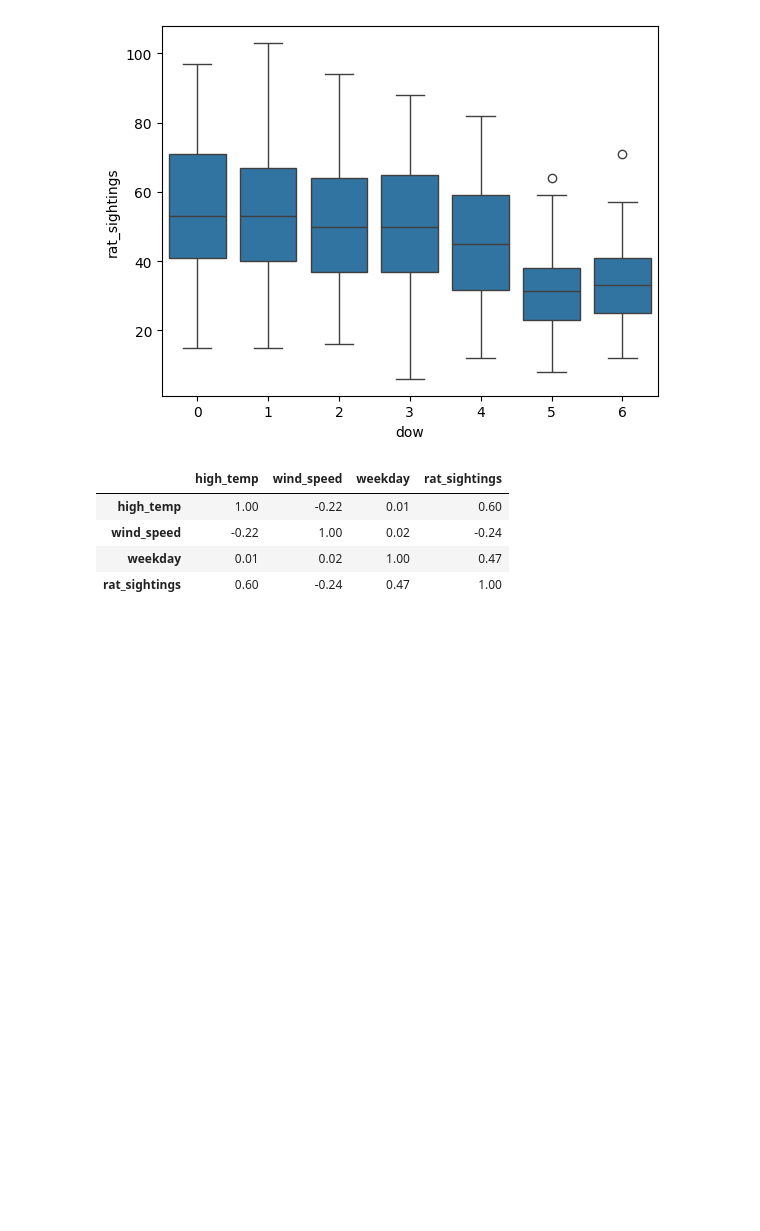
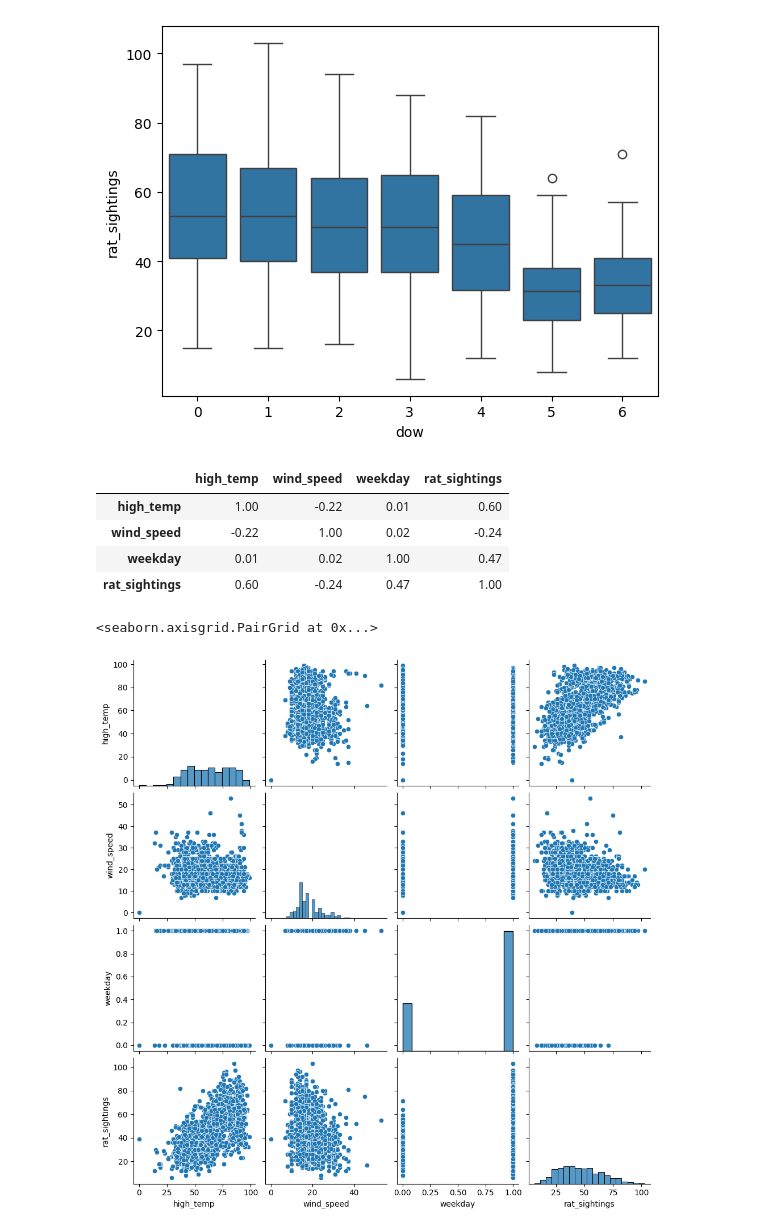
Before and after one commit to oliveiraphm/effective-data-analysis, a Jupyter notebook: src/ch09.ipynb, the cells around one changed output. Saved outputs shown, nothing was run; the diff lists cells and outputs as text; code cells hidden in the pictures; blank space fills up the shorter version.

```diff
--- a/src/ch09.ipynb
+++ b/src/ch09.ipynb
@@ -107,3 +107,10 @@ rats_weather[
 | wind_speed | -0.22 | 1.00 | 0.02 | -0.24 |
 | weekday | 0.01 | 0.02 | 1.00 | 0.47 |
 | rat_sightings | 0.60 | -0.24 | 0.47 | 1.00 |
+# %%
+sns.pairplot(
+ rats_weather[["high_temp", "wind_speed", "weekday", "rat_sightings"]]
+)
+# %% [output]
+<seaborn.axisgrid.PairGrid at 0x...>
+[figure, added]
```
Also changed, not shown: parts of 11 cells of this notebook, 1 other file.
